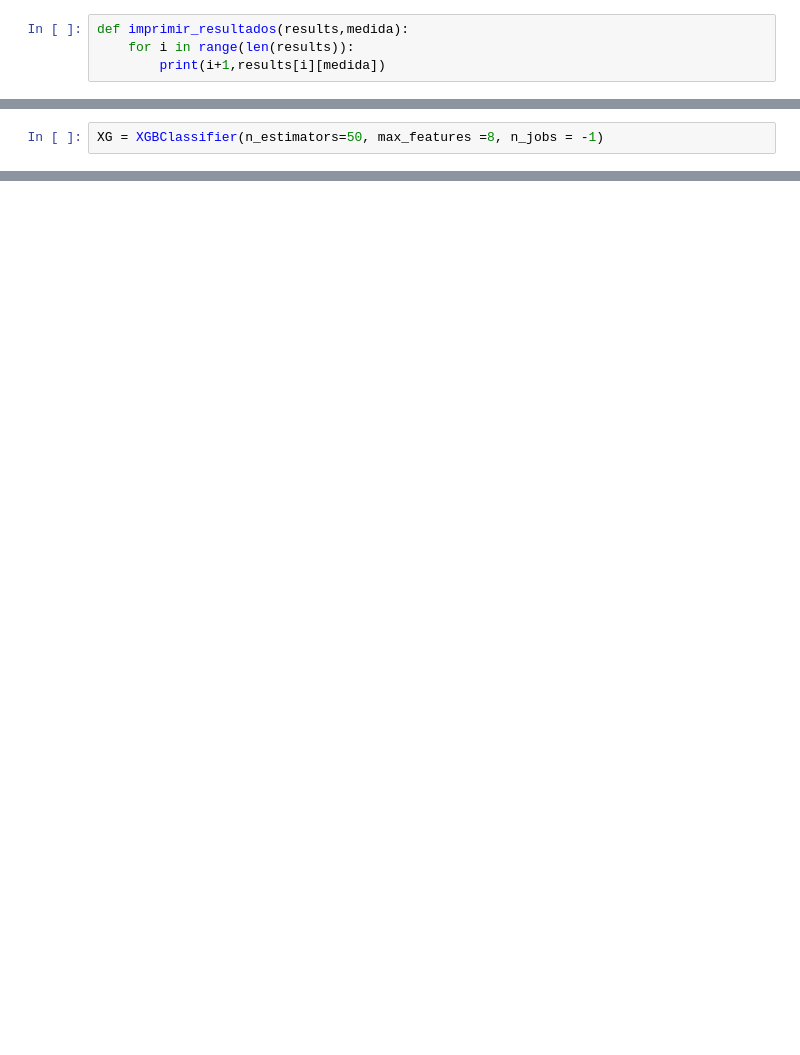
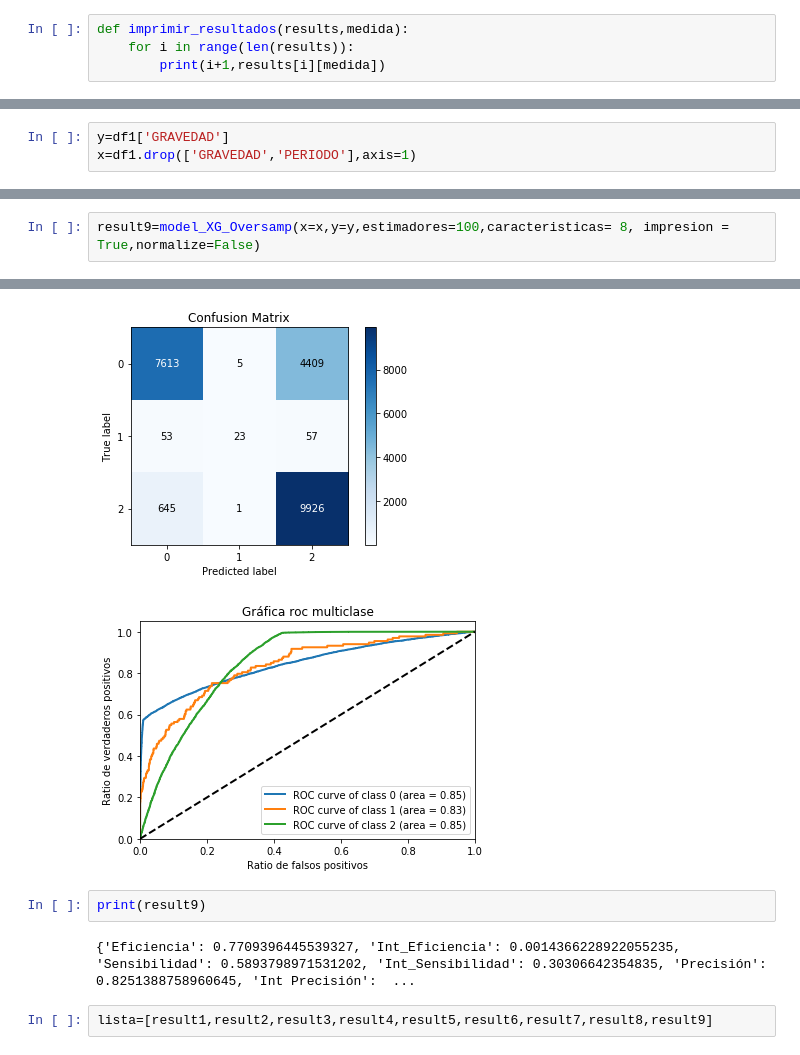
Before and after one commit to Dfriveraa/Accident-predictor, a Jupyter notebook: Main.ipynb, the cells around one changed output, grey strips where cells are left out. Cells and saved outputs as stored; diff of their text form; blank space fills up the shorter version.

```diff
--- a/Main.ipynb
+++ b/Main.ipynb
@@ -142,2 +235,0 @@ imprimir_resultados(lista,'Precisión')
-# %%
-XG = XGBClassifier(n_estimators=50, max_features =8, n_jobs = -1)
@@ -143,0 +240,3 @@ XG = XGBClassifier(n_estimators=50, max_features =8, n_jobs = -1)
+# %%
+y=df1['GRAVEDAD']
+x=df1.drop(['GRAVEDAD','PERIODO'],axis=1)
@@ -183,0 +339,3 @@ skplt.metrics.plot_confusion_matrix(Ytest, pred1,normalize=True)
+# %%
+result9=model_XG_Oversamp(x=x,y=y,estimadores=100,caracteristicas= 8, impresion = True,normalize=False)
+# %% [output]
@@ -183,0 +362,8 @@ skplt.metrics.plot_confusion_matrix(Ytest, pred1,normalize=True)
+[figure, added]
+[figure, added]
+# %%
+print(result9)
+# %% [output]
+{'Eficiencia': 0.7709396445539327, 'Int_Eficiencia': 0.0014366228922055235, 'Sensibilidad': 0.5893798971531202, 'Int_Sensibilidad': 0.30306642354835, 'Precisión': 0.8251388758960645, 'Int Precisión':  ...
+# %%
+lista=[result1,result2,result3,result4,result5,result6,result7,result8,result9]
```
Also changed, not shown: parts of 77 cells of this notebook, 1 other file.
